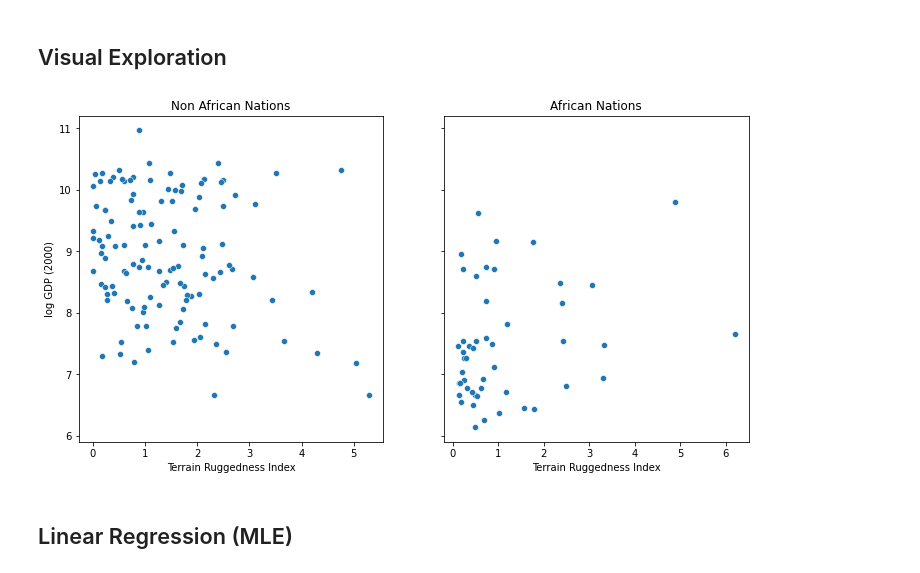
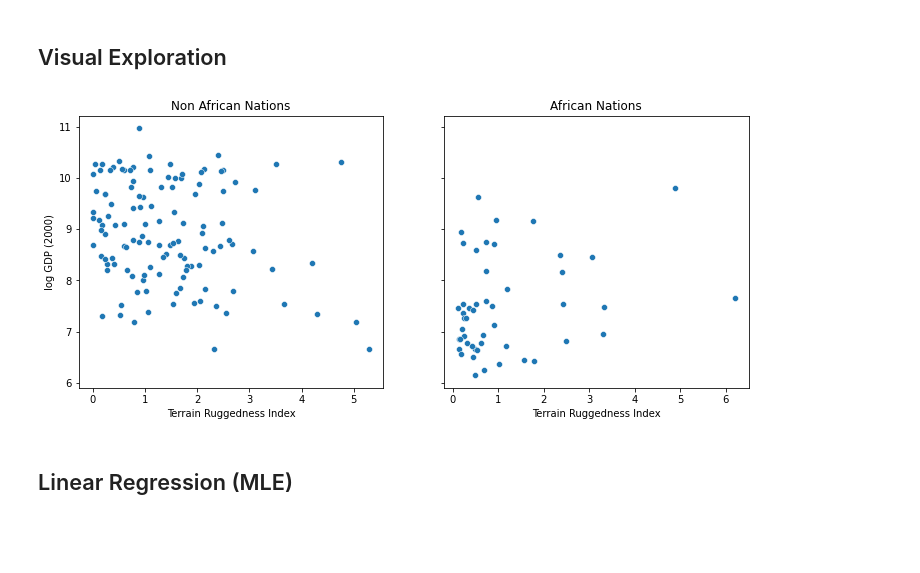
Before and after one commit to yongduek/DBDA-python, a Jupyter notebook: with_numpyro/npr_intro.ipynb, the cells around one changed output. Cells and saved outputs as stored; diff of their text form; code cells hidden in the pictures; blank space fills up the shorter version.

```diff
--- a/with_numpyro/npr_intro.ipynb
+++ b/with_numpyro/npr_intro.ipynb
@@ -45,8 +52,8 @@ The following example is adapted from [1]. We would like to explore the relation
 DATA_URL = "https://d2hg8soec8ck9v.cloudfront.net/datasets/rugged_data.csv"
 data = pd.read_csv(DATA_URL, encoding="ISO-8859-1")
 df = data[["cont_africa", "rugged", "rgdppc_2000"]]
-df = df[np.isfinite(df.rgdppc_2000)]
-df["rgdppc_2000"] = np.log(df["rgdppc_2000"])
+df = df.dropna()
+df["rgdppc_2000"] = df["rgdppc_2000"].map(np.log)
 # %%
 df.tail(4)
 # %% [output]
@@ -58,23 +65,23 @@ df.tail(4)
 # %% [markdown]
 ## Visual Exploration
 # %%
-fig, ax = plt.subplots(nrows=1, ncols=2, figsize=(12, 6), sharey=True)
+fig, ax = plt.subplots(nrows=1, ncols=2, figsize=(12, 5), sharey=True)
 african_nations = df[df["cont_africa"] == 1]
 non_african_nations = df[df["cont_africa"] == 0]
 sns.scatterplot(x=non_african_nations["rugged"],
                 y=non_african_nations["rgdppc_2000"],
                 ax=ax[0])
 ax[0].set(xlabel="Terrain Ruggedness Index",
           ylabel="log GDP (2000)",
           title="Non African Nations")
 sns.scatterplot(x=african_nations["rugged"],
                 y=african_nations["rgdppc_2000"],
                 ax=ax[1])
 ax[1].set(xlabel="Terrain Ruggedness Index",
           ylabel="log GDP (2000)",
           title="African Nations");
 # %% [output]
-[figure, old version]
+[figure, new version]
 # %% [markdown]
 ## Linear Regression (MLE)
 # %%
```
Also changed, not shown: parts of 22 cells of this notebook, 3 other files.
